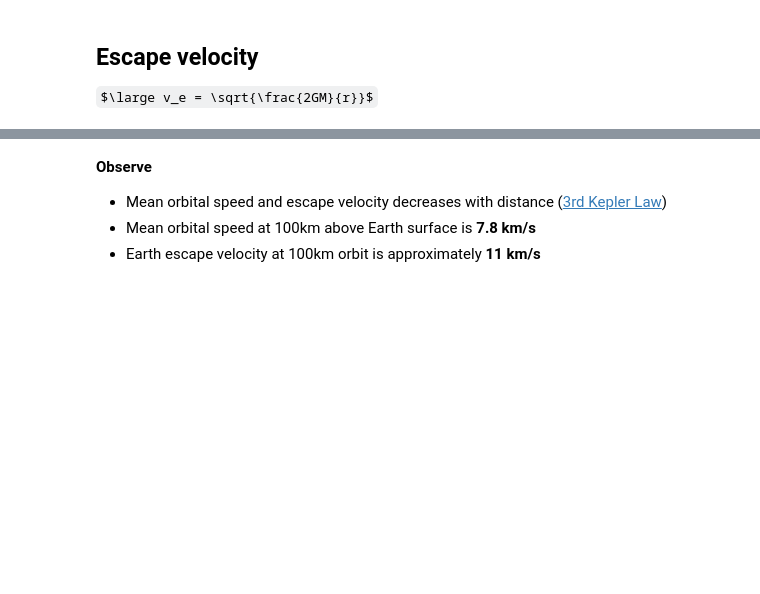
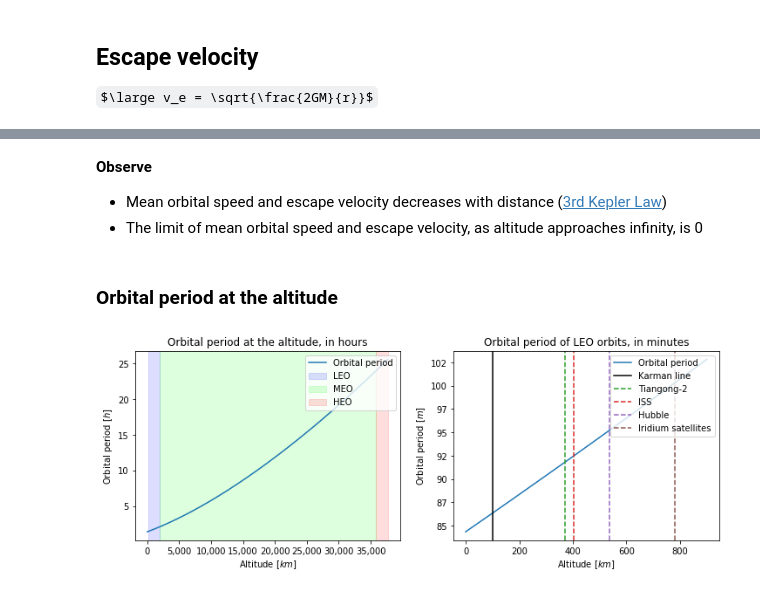
Before and after one commit to uhho/rocket_science, a Jupyter notebook: orbital_speed.ipynb, the cells around one changed output, grey strips where cells are left out. Cells and saved outputs as stored; diff of their text form; code cells hidden in the pictures; some formulas as TeX source; blank space fills up the shorter version.

```diff
--- a/orbital_speed.ipynb
+++ b/orbital_speed.ipynb
@@ -35,3 +40,6 @@ def std_grav_param(body_mass):
+# %%
+def orbital_period(mu_body, r):
+    return 2 * np.pi * np.sqrt(np.power(r, 3) / mu_body)
 # %% [markdown]
 ## Precise orbital speed
 
@@ -104,5 +115,40 @@ escape_velocity(MU_EARTH, EARTH_RADIUS + r)
 **Observe**
 
 - Mean orbital speed and escape velocity decreases with distance ([3rd Kepler Law](https://en.wikipedia.org/wiki/Kepler's_laws_of_planetary_motion#Third_law_of_Kepler))
-- Mean orbital speed at 100km above Earth surface is **7.8 km/s**
-- Earth escape velocity at 100km orbit is approximately **11 km/s**
+- The limit of mean orbital speed and escape velocity, as altitude approaches infinity, is 0
+# %% [markdown]
+### Orbital period at the altitude
+# %%
+t = orbital_period(MU_EARTH, EARTH_RADIUS + (r * 10**3))
+
+fig, ax = plt.subplots(1, 2, figsize=(12, 4))
+formatter = matplotlib.ticker.FuncFormatter(lambda x, p: '{:,}'.format(int(x)))
+
+ax[0].plot(r, t / 3600, label='Orbital period')
+ax[0].axvspan(LEO_ORBIT,  MEO_ORBIT, color='#0000ff22', label='LEO')
+ax[0].axvspan(MEO_ORBIT, HEO_ORBIT, color='#00ff0022', label='MEO')
+ax[0].axvspan(HEO_ORBIT, HEO_ORBIT + 2000, color='#ff000022', label='HEO')
+ax[0].get_xaxis().set_major_formatter(formatter)
+ax[0].get_yaxis().set_major_formatter(formatter)
+ax[0].set_title('Orbital period at the altitude, in hours')
+ax[0].set_xlabel('Altitude [$km$]')
+ax[0].set_ylabel('Orbital period [$h$]')
+ax[0].legend(loc='upper right')
+
+ax[1].plot(r[:10], t[:10] / 60, label='Orbital period')
+ax[1].axvline(100, color='k', linestyle='-', label='Karman line')
+ax[1].axvline(370, color='C2', linestyle='--', label='Tiangong-2')
+ax[1].axvline(404, color='C3', linestyle='--', label='ISS')
+ax[1].axvline(538, color='C4', linestyle='--', label='Hubble')
+ax[1].axvline(780, color='C5', linestyle='--', label='Iridium satellites')
+
+ax[1].get_xaxis().set_major_formatter(formatter)
+ax[1].get_yaxis().set_major_formatter(formatter)
+ax[1].set_title('Orbital period of LEO orbits, in minutes')
+ax[1].set_xlabel('Altitude [$km$]')
+ax[1].set_ylabel('Orbital period [$m$]')
+ax[1].legend(loc='upper right')
+
+plt.show();
+# %% [output]
+[figure, added]
```
Also changed, not shown: parts of 9 cells of this notebook.
